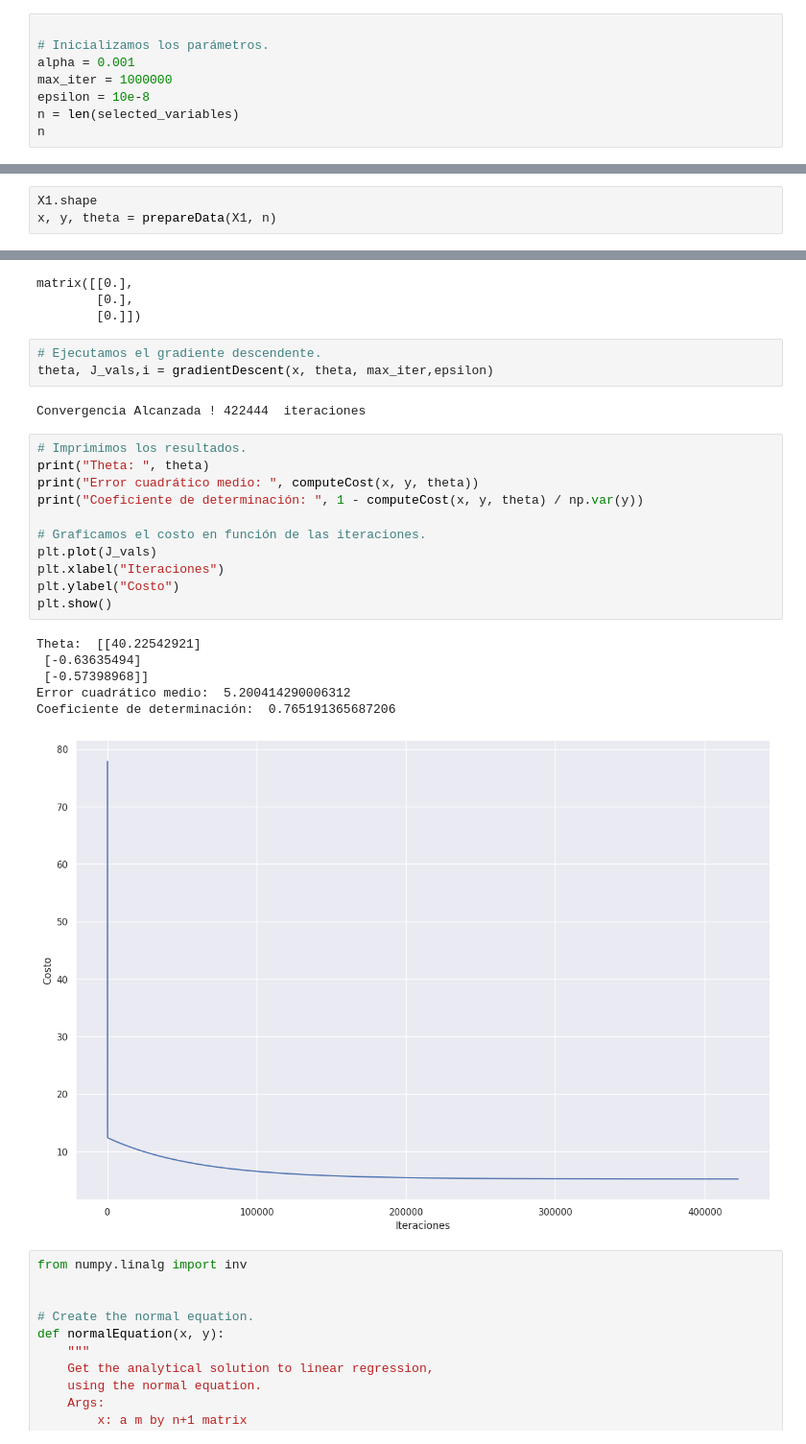
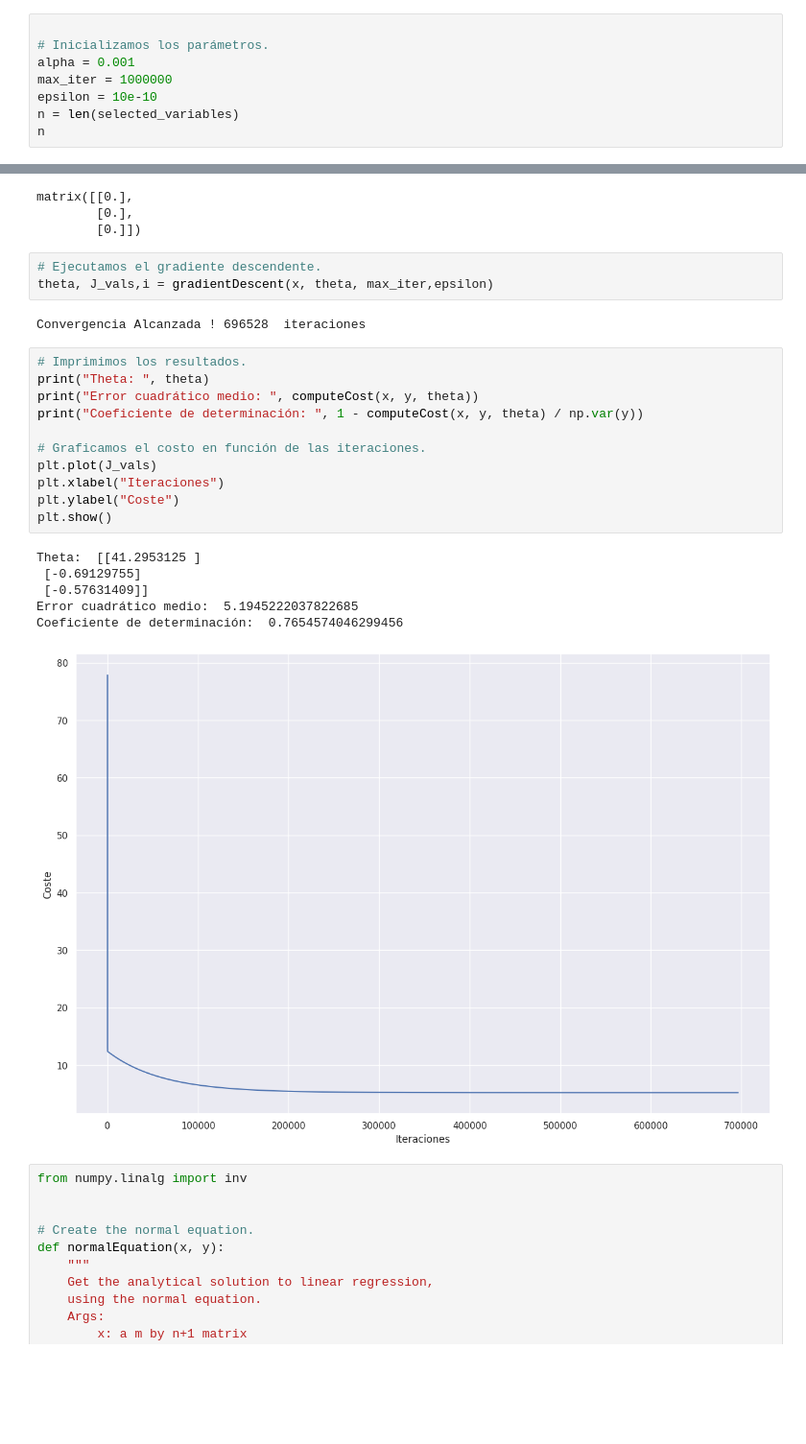
Before and after one commit to gachet/ad-1-24, a Jupyter notebook: algo/SOLUC_Práctica_Regresión_LIneal_1_(2).ipynb, the cells around one changed output, grey strips where cells are left out. Shown at 96% size. Cells and saved outputs as stored; diff of their text form; blank space fills up the shorter version.

```diff
--- a/algo/SOLUC_Práctica_Regresión_LIneal_1_(2).ipynb
+++ b/algo/SOLUC_Práctica_Regresión_LIneal_1_(2).ipynb
@@ -240,7 +240,7 @@ def gradientDescent(x, theta, max_iter,epsilon = 10e-5):
 # Inicializamos los parámetros.
 alpha = 0.001
 max_iter = 1000000
-epsilon = 10e-8
+epsilon = 10e-10
 n = len(selected_variables)
 n
 # %% [output]
@@ -255,6 +252,3 @@ X1.insert(2, 'medv',y_train)
-# %%
-X1.shape
-x, y, theta = prepareData(X1, n)
 # %%
 theta
 # %% [output]
@@ -265,25 +259,25 @@ matrix([[0.],
 # Ejecutamos el gradiente descendente.
 theta, J_vals,i = gradientDescent(x, theta, max_iter,epsilon)
 # %% [output]
-Convergencia Alcanzada ! 422444  iteraciones
+Convergencia Alcanzada ! 696528  iteraciones
 # %%
 # Imprimimos los resultados.
 print("Theta: ", theta)
 print("Error cuadrático medio: ", computeCost(x, y, theta))
 print("Coeficiente de determinación: ", 1 - computeCost(x, y, theta) / np.var(y))
 
 # Graficamos el costo en función de las iteraciones.
 plt.plot(J_vals)
 plt.xlabel("Iteraciones")
-plt.ylabel("Costo")
+plt.ylabel("Coste")
 plt.show()
 # %% [output]
-Theta:  [[40.22542921]
- [-0.63635494]
- [-0.57398968]]
-Error cuadrático medio:  5.200414290006312
-Coeficiente de determinación:  0.765191365687206
+Theta:  [[41.2953125 ]
+ [-0.69129755]
+ [-0.57631409]]
+Error cuadrático medio:  5.1945222037822685
+Coeficiente de determinación:  0.7654574046299456
-[figure, old version]
+[figure, new version]
 # %%
 from numpy.linalg import inv
 
```
Also changed, not shown: parts of 4 cells of this notebook.
